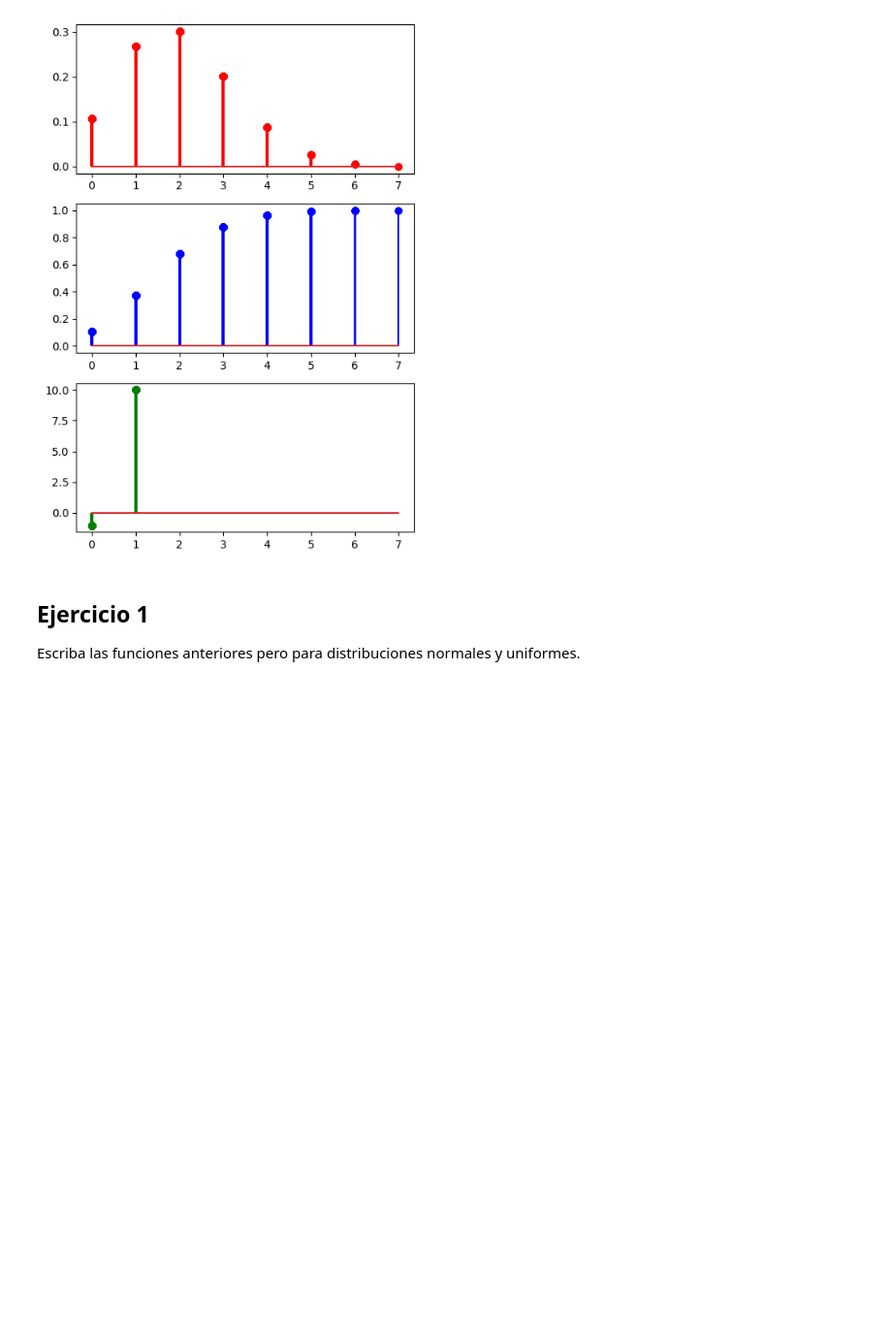
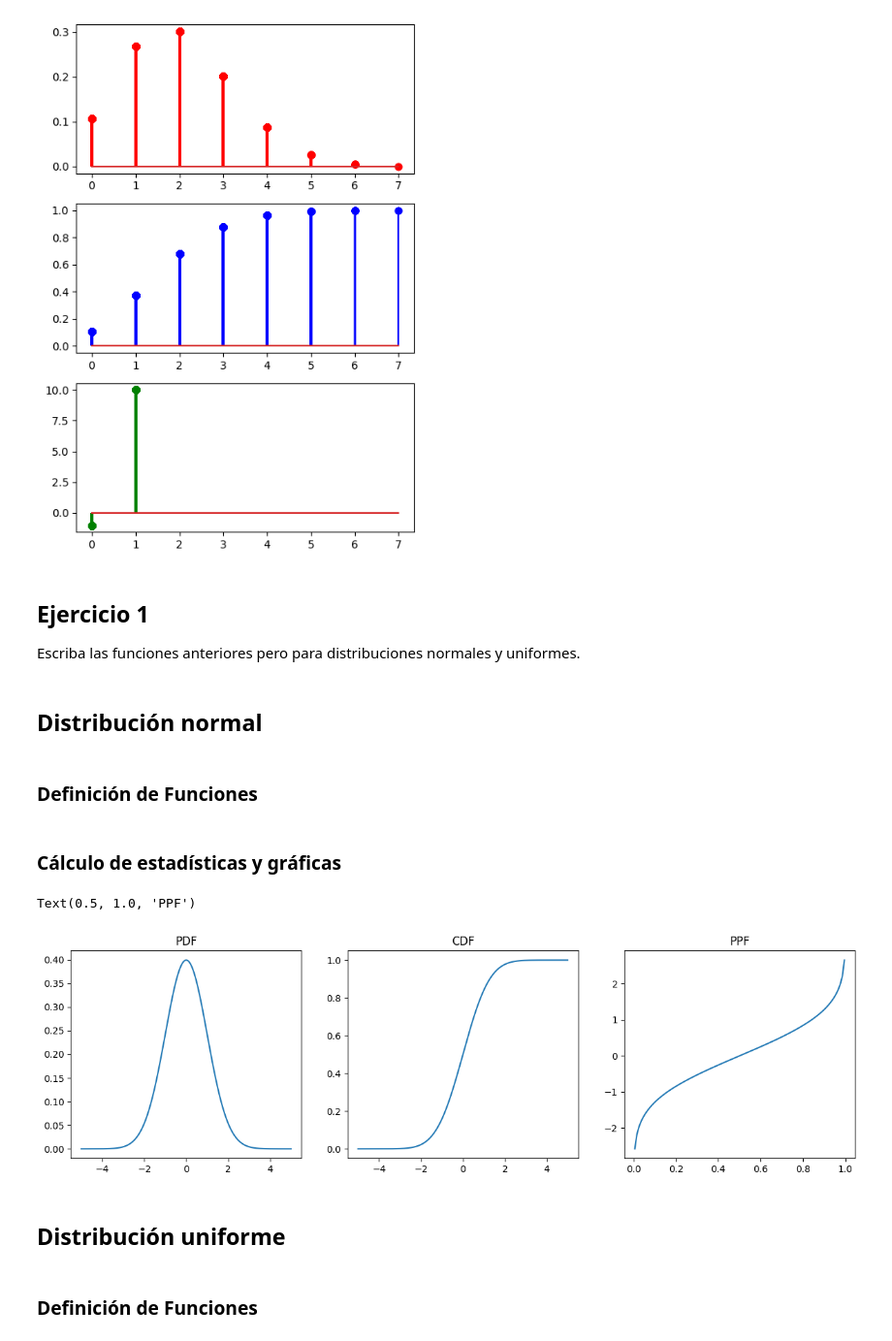
Before and after one commit to mariaorrri/modulo05-probability-distribution-exercises-project-with-python, a Jupyter notebook: notebook/problems.es.ipynb, the cells around one changed output. Shown at 97% size. Cells and saved outputs as stored; diff of their text form; code cells hidden in the pictures; blank space fills up the shorter version.

```diff
--- a/notebook/problems.es.ipynb
+++ b/notebook/problems.es.ipynb
@@ -86,5 +92,9 @@ from scipy.stats import norm
 import numpy as np
 import matplotlib.pyplot as plt
+# %% [markdown]
+## Distribución normal
+# %% [markdown]
+### Definición de Funciones
 # %%
 # Definir todas las funciones de probabilidad relacionadas con la distribución normal.
 
@@ -122,12 +118,32 @@ def rnormal(n, size, prob = 0.5):
+# %% [markdown]
+### Cálculo de estadísticas y gráficas
 # %%
-# Distribución normal, dónde n = 10 es el número de ensayos y p = 0.2 es la probabilidad de éxito en un solo ensayo
-import numpy as np
+# Distribución normal
 
-mu, sigma = 0, 1 # mu = media  sigma= desviación estándar
+media = 0 #media
+dt = 1 #Desviación estandar
+
 
 data = np.linspace(-5, 5, 1000)
 
-print(f"Probability that a Binomial(10, 0.2) takes the value 2: {dnormal(2, size = 10, prob = 0.2)}")
-print(f"Probability that a Binomial(10, 0.2) will take a value less than 2: {pnormal(2, size = 10, prob = 0.2)}")
-print(f"Which value of a Binomial(10, 0.2) has a cumulative probability of 0.9? {qnormal(0.9, size = 10, prob = 0.2)}")
-print(f"Generate 2000 random values from a Binomial(10, 0.2) distribution: {rnormal(2000, size = 10, prob = 0.2)}")
+norm_pdf = dnormal(data, media,dt)
+norm_cdf = cnormal(data, media,dt)
+norm_ppf = qnormal(data, media,dt)
+
+plt.figure(figsize=(15,4))
+plt.subplot(1,3,1)
+plt.plot(data,norm_pdf)
+plt.title('PDF')
+plt.subplot(1,3,2)
+plt.plot(data,norm_cdf)
+plt.title('CDF')
+plt.subplot(1,3,3)
+plt.plot(data,norm_ppf)
+plt.title('PPF')
+# %% [output]
+Text(0.5, 1.0, 'PPF')
+[figure, added]
+# %% [markdown]
+## Distribución uniforme
+# %% [markdown]
+### Definición de Funciones
```
Also changed, not shown: parts of 6 cells of this notebook.
